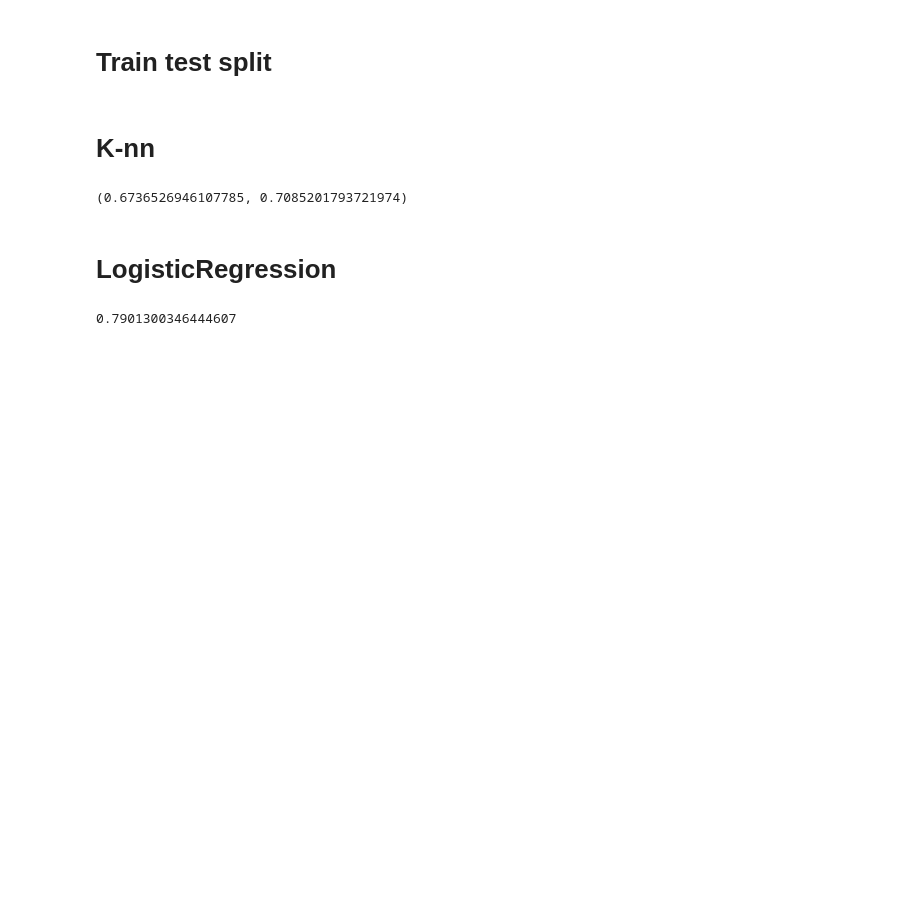
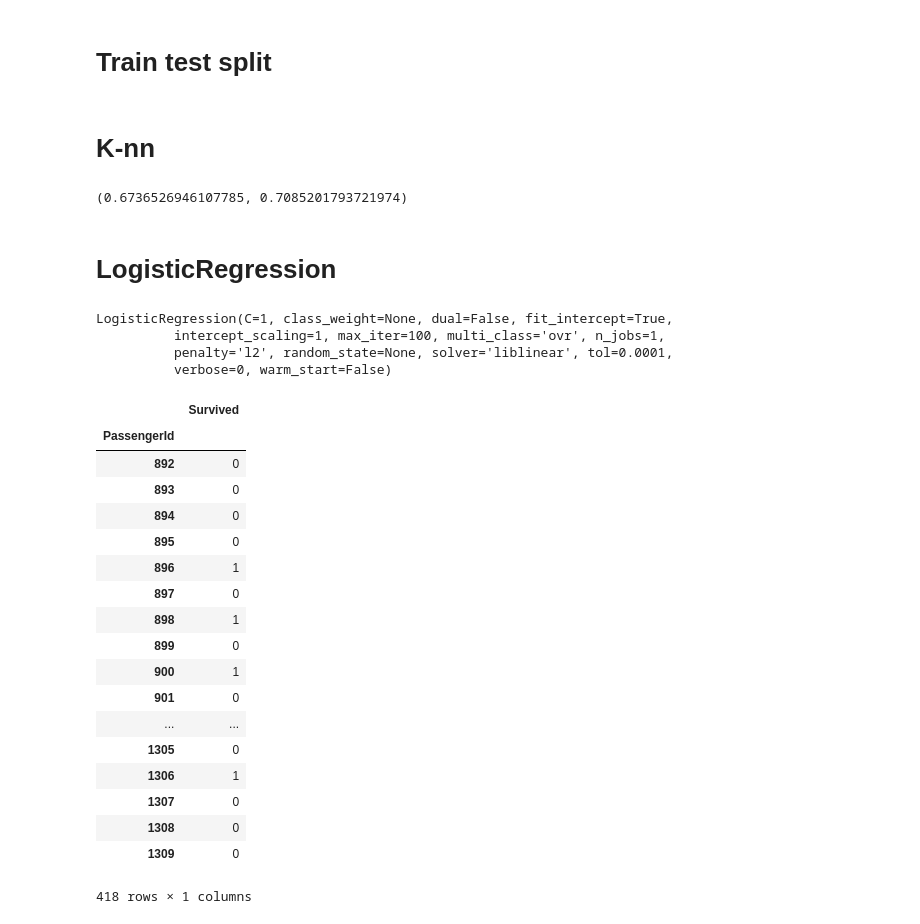
Before and after one commit to vatsal-M/Titanic, a Jupyter notebook: Titanic ML.ipynb, the cells around one changed output. Drawn from its saved outputs; the diff is of its cells as text; code cells hidden in the pictures; blank space fills up the shorter version.

```diff
--- a/Titanic ML.ipynb
+++ b/Titanic ML.ipynb
@@ -50,3 +61,11 @@ df_train
+# %%
+mean=df_test['Age'].mean()
+age={None:mean}
+df_test.replace({'Age':age},inplace=True)
+# %%
+df_test['Age']=df_test['Age'].astype(int)
+df_test['Fare']=df_test['Fare'].astype(int)
+df_test['Embarked']=df_test['Embarked'].astype(int)
 # %% [markdown]
 # Train test split
 # %%
@@ -72,6 +91,37 @@ from sklearn.linear_model import LogisticRegression
 from sklearn.model_selection import cross_val_score
 lr=LogisticRegression(C=1)
 score=cross_val_score(lr,x,y,cv=5)
-score.mean()
+lr.fit(X_train,y_train)
 # %% [output]
-0.7901300346444607
+LogisticRegression(C=1, class_weight=None, dual=False, fit_intercept=True,
+          intercept_scaling=1, max_iter=100, multi_class='ovr', n_jobs=1,
+          penalty='l2', random_state=None, solver='liblinear', tol=0.0001,
+          verbose=0, warm_start=False)
+# %%
+x=df_test[['PassengerId','Pclass','Sex','Age','SibSp','Parch','Fare','Embarked']]
+ans=lr.predict(x)
+# %%
+data={'PassengerId':df_test['PassengerId'],'Survived':ans}
+df_ans=pd.DataFrame(data)
+df_ans.set_index('PassengerId',inplace=True)
+df_ans
+# %% [output]
+|  | Survived |
+| PassengerId |  |
+| 892 | 0 |
+| 893 | 0 |
+| 894 | 0 |
+| 895 | 0 |
+| 896 | 1 |
+| 897 | 0 |
+| 898 | 1 |
+| 899 | 0 |
+| 900 | 1 |
+| 901 | 0 |
+| ... | ... |
+| 1305 | 0 |
+| 1306 | 1 |
+| 1307 | 0 |
+| 1308 | 0 |
+| 1309 | 0 |
+418 rows × 1 columns
```
Also changed, not shown: parts of 5 cells of this notebook.
